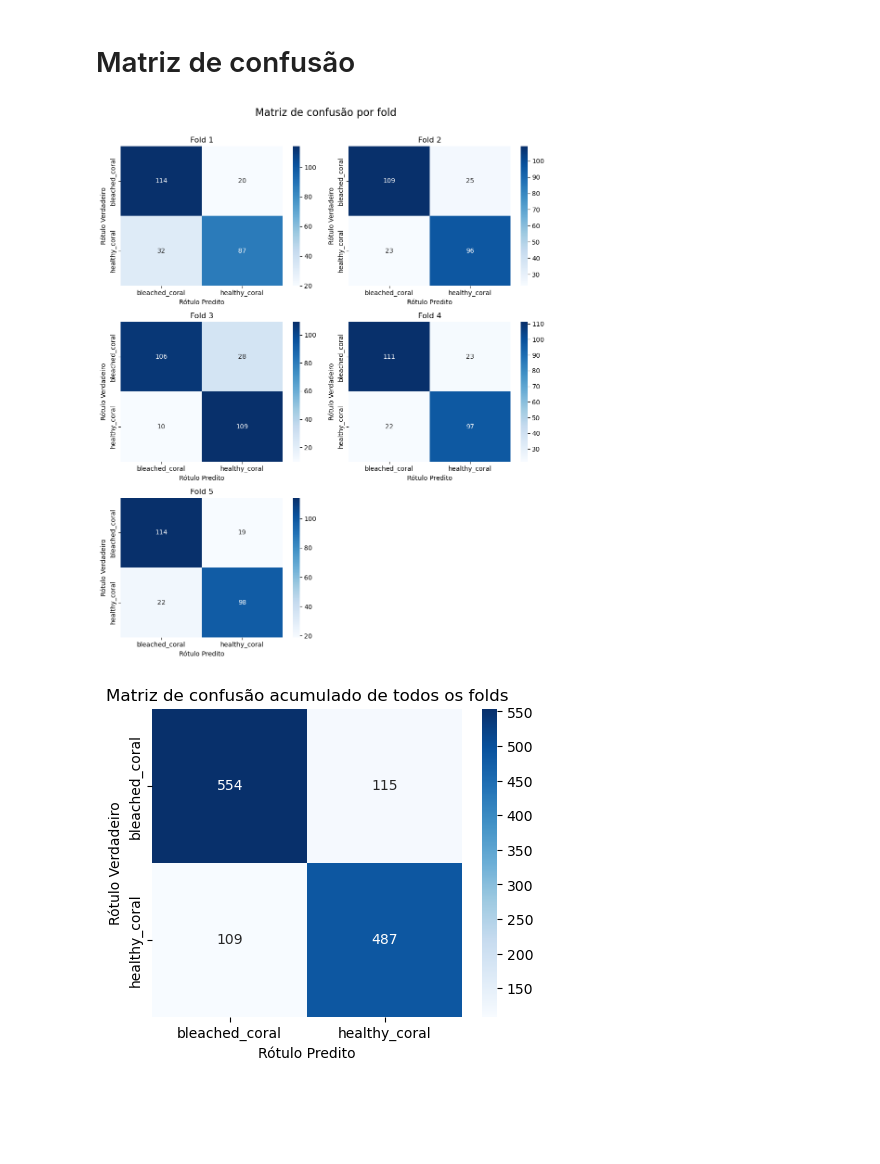
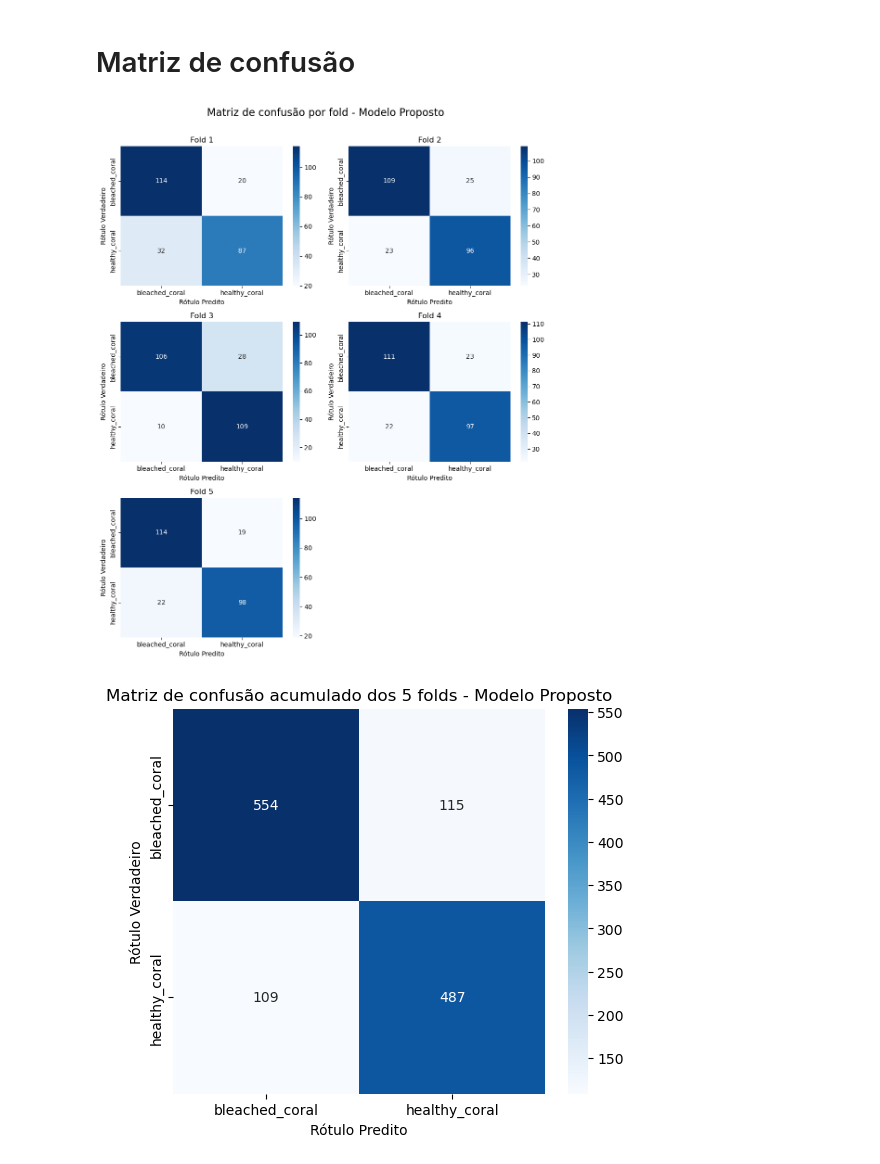
Before and after one commit to HenriqueContini/BleachedCoralCNN, a Jupyter notebook: helpers.ipynb, the cells around one changed output. Saved outputs shown, nothing was run; the diff lists cells and outputs as text; code cells hidden in the pictures; blank space fills up the shorter version.

```diff
--- a/helpers.ipynb
+++ b/helpers.ipynb
@@ -83,35 +83,35 @@ else:
     elif n_rows == 1 and n_cols == 1:
         axes = [axes] # Garante que seja uma lista para a iteração
 
     for fold, cm in enumerate(confusion_matrices_per_fold):
         # Acumula a matriz de confusão para o gráfico total
         total_cm += cm
 
         ax = axes[fold] # Seleciona o subplot atual
 
         # Plota a matriz de confusão para o fold atual
         sns.heatmap(cm, annot=True, fmt='.0f', cmap='Blues',
                     xticklabels=class_names, yticklabels=class_names, ax=ax)
         ax.set_xlabel('Rótulo Predito')
         ax.set_ylabel('Rótulo Verdadeiro')
         ax.set_title(f'Fold {fold+1}')
 
     # Oculta subplots vazios, se houver
     for i in range(n_splits, n_rows * n_cols):
         fig.delaxes(axes[i])
 
     plt.tight_layout(rect=[0, 0, 1, 0.96]) # Ajusta layout e reserva espaço para suptitle
-    plt.suptitle('Matriz de confusão por fold', y=1.00, fontsize=16) # Título geral
+    plt.suptitle('Matriz de confusão por fold - Modelo Proposto', y=1.00, fontsize=16) # Título geral
     plt.show()
 
     # Gráfico de Confusão Acumulado de todos os folds (em uma nova figura)
-    plt.figure(figsize=(5, 4)) # Tamanho ligeiramente menor para o gráfico único
+    plt.figure(figsize=(6, 5)) # Tamanho ligeiramente menor para o gráfico único
     sns.heatmap(total_cm, annot=True, fmt='.0f', cmap='Blues',
                 xticklabels=class_names, yticklabels=class_names)
     plt.xlabel('Rótulo Predito')
     plt.ylabel('Rótulo Verdadeiro')
-    plt.title('Matriz de confusão acumulado de todos os folds')
+    plt.title('Matriz de confusão acumulado dos 5 folds - Modelo Proposto')
     plt.show()
 # %% [output]
-[figure, old version]
+[figure, new version]
-[figure, old version]
+[figure, new version]
```
Also changed, not shown: 2 other files.
